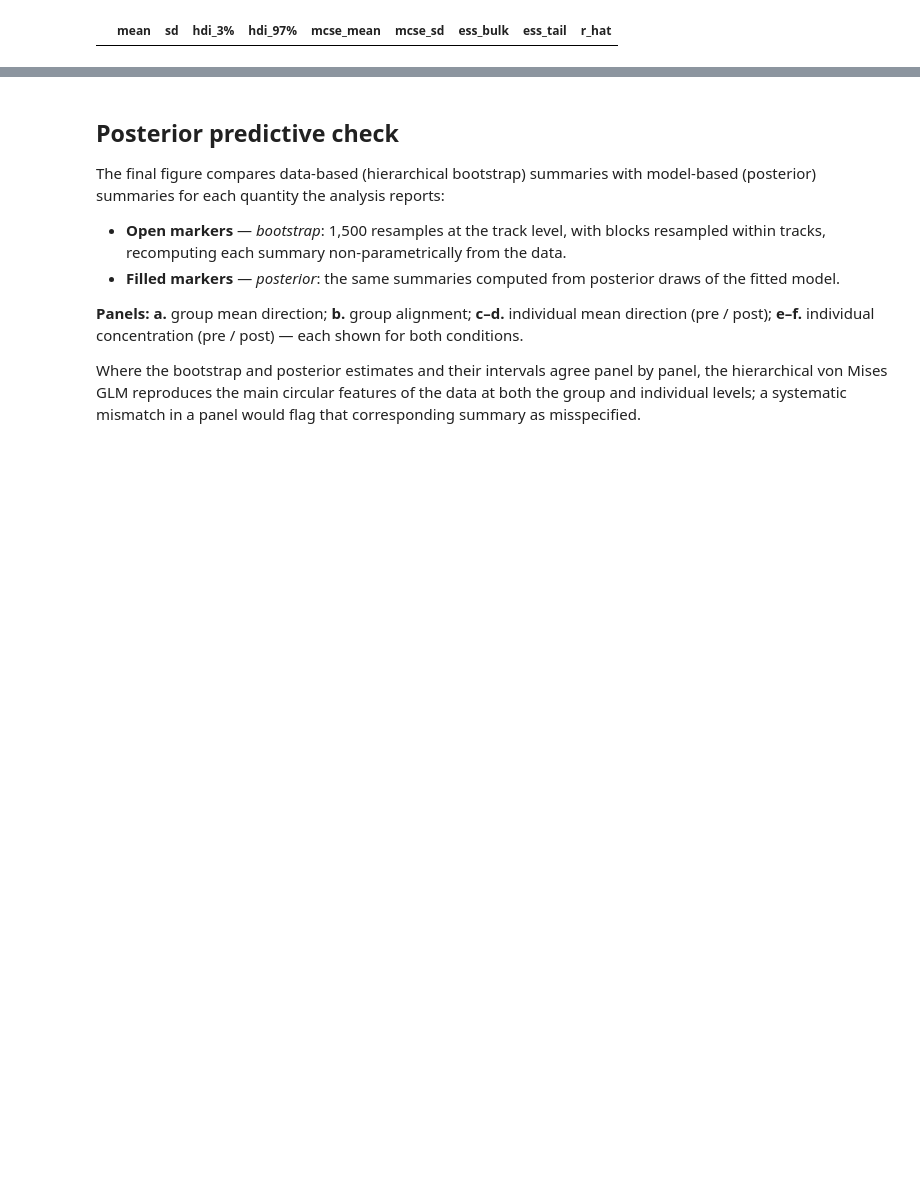
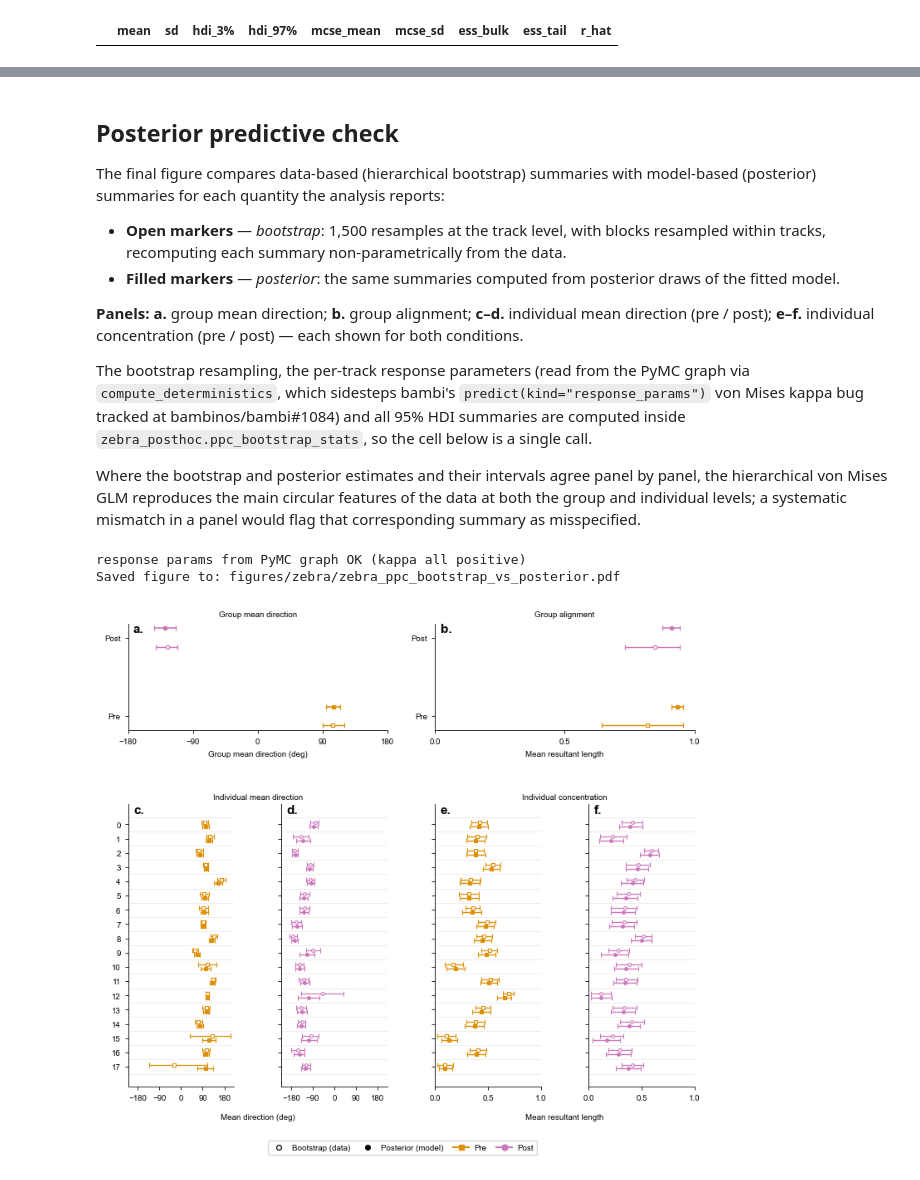
Before and after one commit to jgraving/unwrap, a Jupyter notebook: notebooks/zebra_escape.ipynb, the cells around one changed output, grey strips where cells are left out. Drawn from its saved outputs; the diff is of its cells as text; code cells hidden in the pictures; blank space fills up the shorter version.

```diff
--- a/notebooks/zebra_escape.ipynb
+++ b/notebooks/zebra_escape.ipynb
@@ -1082,7 +327,25 @@ model-based (posterior) summaries for each quantity the analysis reports:
 individual mean direction (pre / post); **e–f.** individual concentration
 (pre / post) — each shown for both conditions.
 
+The bootstrap resampling, the per-track response parameters (read from the PyMC
+graph via `compute_deterministics`, which sidesteps bambi's `predict(kind="response_params")`
+von Mises kappa bug tracked at bambinos/bambi#1084) and all 95% HDI summaries
+are computed inside `zebra_posthoc.ppc_bootstrap_stats`, so the cell below is a single
+call.
+
 Where the bootstrap and posterior estimates and their intervals agree panel by
 panel, the hierarchical von Mises GLM reproduces the main circular features of
 the data at both the group and individual levels; a systematic mismatch in a
 panel would flag that corresponding summary as misspecified.
+# %%
+# Bootstrap (data) vs posterior (model): the bootstrap resampling, the
+# per-track response parameters and all 95% HDI summaries are computed
+# inside the plotting script (zebra_posthoc), then drawn and saved under
+# figures/zebra/.
+plots.plot_ppc(idata, model, df_blocks,
+               save_path="figures/zebra/zebra_ppc_bootstrap_vs_posterior.pdf")
+plt.show()
+# %% [output]
+response params from PyMC graph OK (kappa all positive)
+Saved figure to: figures/zebra/zebra_ppc_bootstrap_vs_posterior.pdf
+[figure, added]
```
Also changed, not shown: parts of 18 cells of this notebook.
